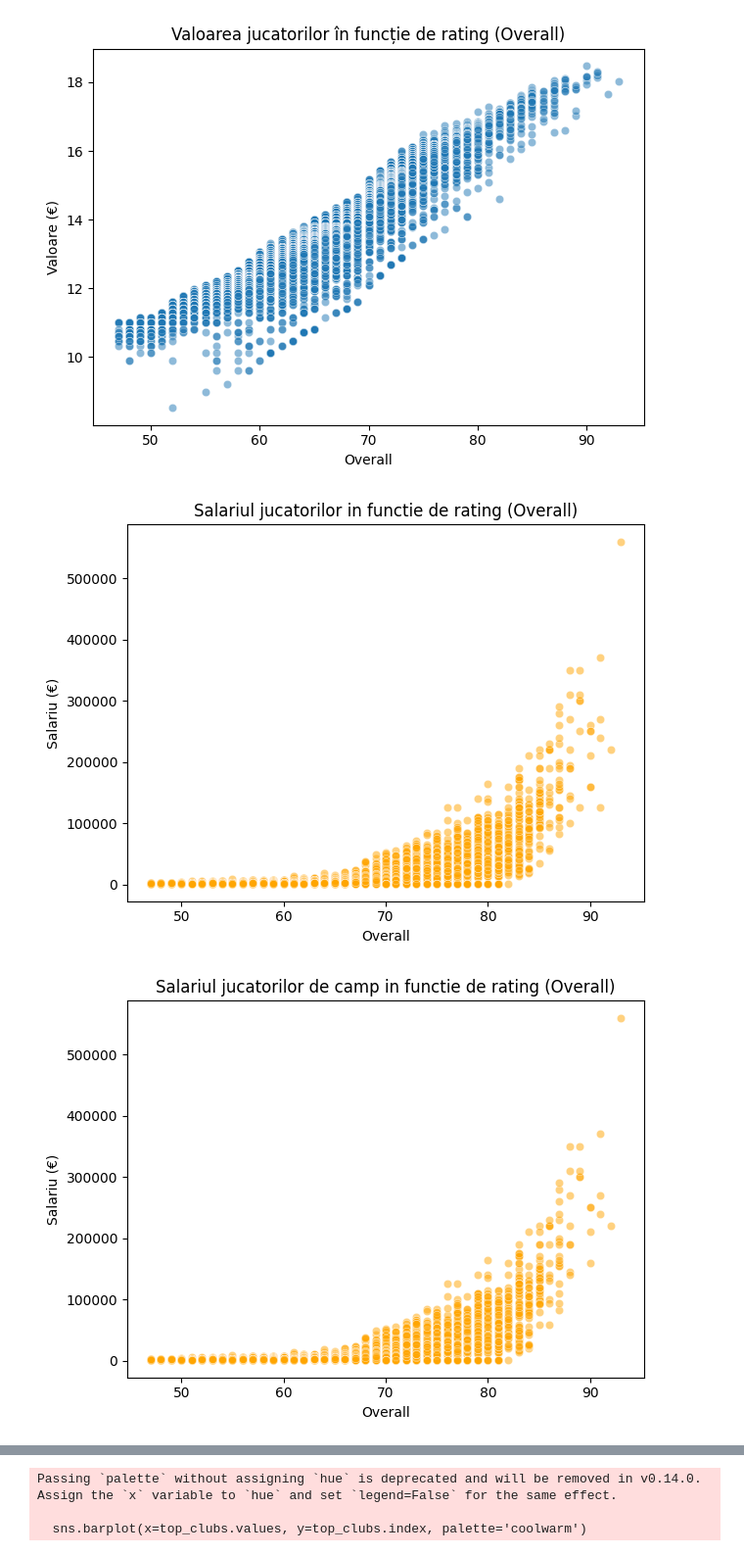
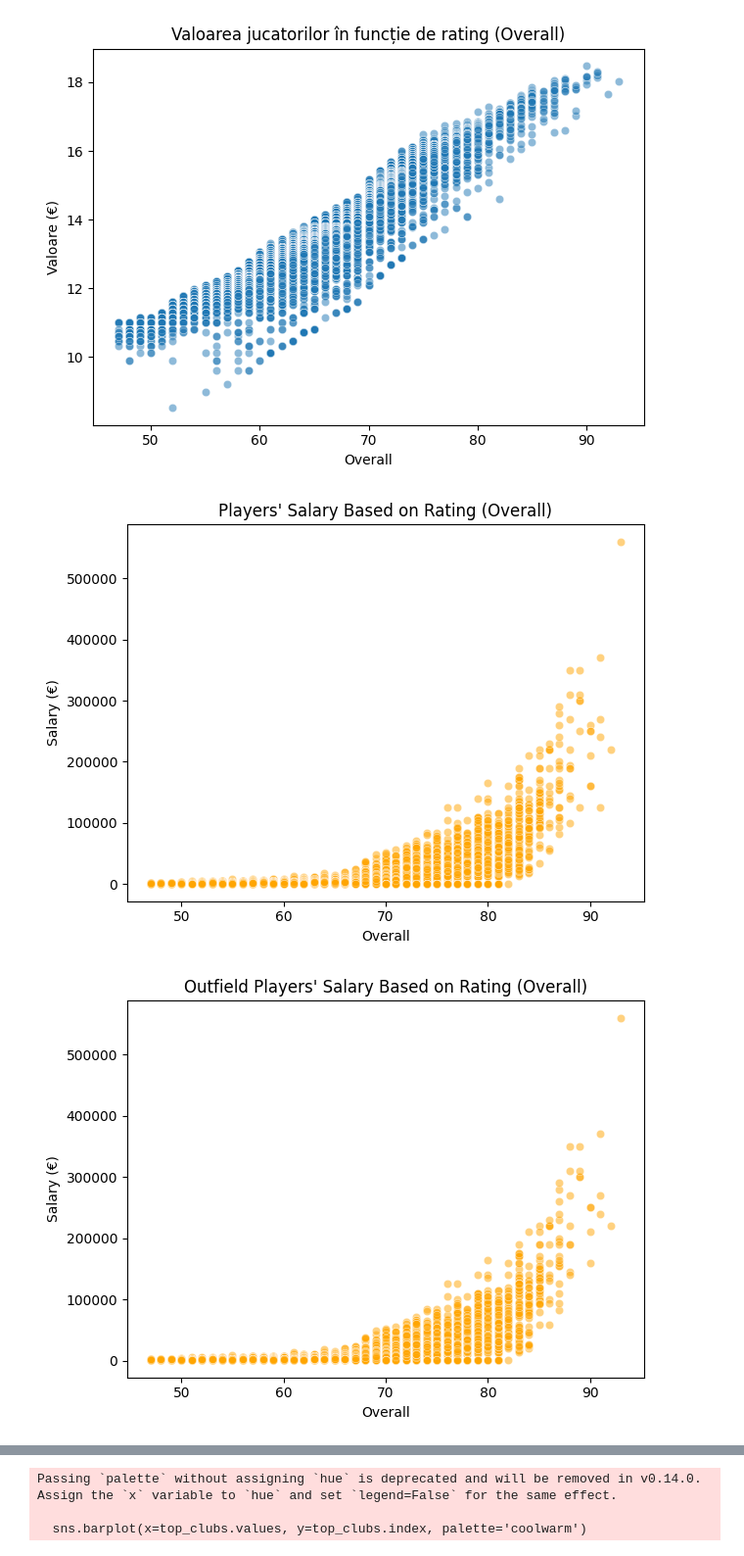
Before and after one commit to LukasL2004/data-science-internship, a Jupyter notebook: notebooks/week1_data_exploration.ipynb, the cells around one changed output, grey strips where cells are left out. Shown at 98% size. Drawn from its saved outputs; the diff is of its cells as text; code cells hidden in the pictures.

```diff
--- a/notebooks/week1_data_exploration.ipynb
+++ b/notebooks/week1_data_exploration.ipynb
@@ -354,28 +354,30 @@ plt.show()
 # %%
 plt.figure()
 sns.scatterplot(data=fifa, x='overall', y='wage_eur', alpha=0.5, color='orange')
-plt.title('Salariul jucatorilor in functie de rating (Overall)')
+plt.title("Players' Salary Based on Rating (Overall)")
 plt.xlabel('Overall')
-plt.ylabel('Salariu (€)')
+plt.ylabel('Salary (€)')
 plt.tight_layout()
-plt.savefig("../outputs/plots/eda/Overall_vs_Salariu.png")
+plt.savefig("../outputs/plots/eda/Overall_vs_Salary.png")
 plt.show()
+
 plt.figure()
 sns.scatterplot(data=fifa_OUT, x='overall', y='wage_eur', alpha=0.5, color='orange')
-plt.title('Salariul jucatorilor de camp in functie de rating (Overall)')
+plt.title("Outfield Players' Salary Based on Rating (Overall)")
 plt.xlabel('Overall')
-plt.ylabel('Salariu (€)')
+plt.ylabel('Salary (€)')
 plt.tight_layout()
-plt.savefig("../outputs/plots/eda/Overall_vs_Salariu.png")
+plt.savefig("../outputs/plots/eda/Overall_vs_Salary_Outfield.png")
 plt.show()
+
 plt.figure()
 sns.scatterplot(data=fifa_GK, x='overall', y='wage_eur', alpha=0.5, color='orange')
-plt.title('Salariul portarilor in functie de rating (Overall)')
+plt.title("Goalkeepers' Salary Based on Rating (Overall)")
 plt.xlabel('Overall')
-plt.ylabel('Salariu (€)')
+plt.ylabel('Salary (€)')
 plt.tight_layout()
-plt.savefig("../outputs/plots/eda/Overall_vs_Salariu.png")
+plt.savefig("../outputs/plots/eda/Overall_vs_Salary_GK.png")
 plt.show()
 # %% [output]
-[figure, old version]
+[figure, new version]
-[figure, old version]
+[figure, new version]
```
Also changed, not shown: parts of 6 cells of this notebook, 11 other files.
